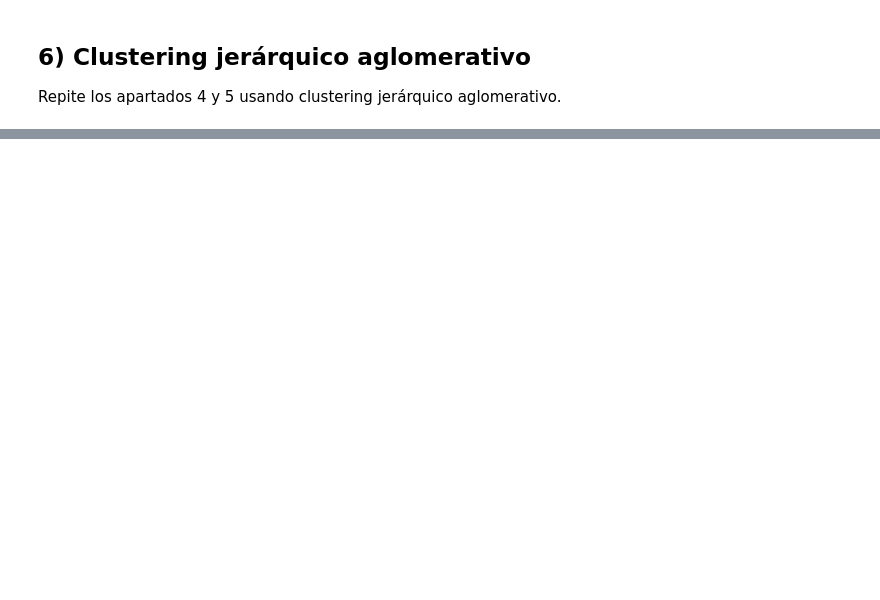
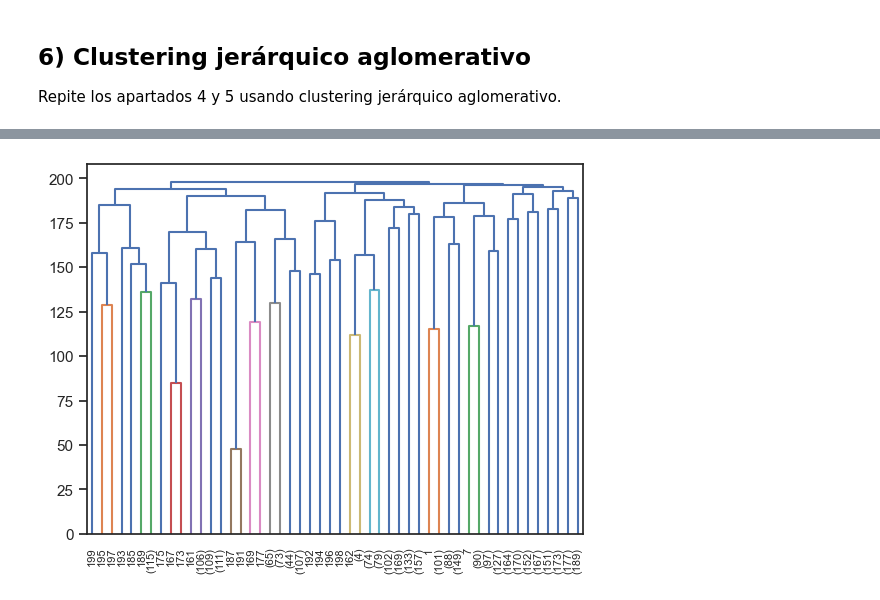
Before and after one commit to ALK222/IA2, a Jupyter notebook: labs/lab2/P2_ap1_clustering_enunciado.ipynb, the cells around one changed output, grey strips where cells are left out. Saved outputs shown, nothing was run; the diff lists cells and outputs as text; code cells hidden in the pictures; blank space fills up the shorter version.

```diff
--- a/labs/lab2/P2_ap1_clustering_enunciado.ipynb
+++ b/labs/lab2/P2_ap1_clustering_enunciado.ipynb
@@ -300,0 +483,37 @@ Repite los apartados 4 y 5 usando clustering jerárquico aglomerativo.
+# %%
+# Sciki-learn no pinta el dendrograma, pero scipy sí,
+# la siguiente función permite usar el modelo ajustado por scikit learn para pintar el dendrograma
+# https://github.com/scikit-learn/scikit-learn/blob/70cf4a676caa2d2dad2e3f6e4478d64bcb0506f7/examples/cluster/plot_hierarchical_clustering_dendrogram.py
+from scipy.cluster.hierarchy import dendrogram
+
+def plot_dendrogram(model, **kwargs):
+
+    # Children of hierarchical clustering
+    children = model.children_
+
+    # Distances between each pair of children
+    # Since we don't have this information, we can use a uniform one for plotting
+    distance = np.arange(children.shape[0])
+
+    # The number of observations contained in each cluster level
+    no_of_observations = np.arange(2, children.shape[0]+2)
+
+    # Create linkage matrix and then plot the dendrogram
+    linkage_matrix = np.column_stack([children, distance, no_of_observations]).astype(float)
+
+    # Plot the corresponding dendrogram
+    dendrogram(linkage_matrix, **kwargs)
+
+
+
+ag = AgglomerativeClustering(n_clusters=5, linkage='ward', affinity='euclidean')
+ag.fit(df_scaled)
+
+# Dibujar los primeros 5 niveles del árbol
+levels = 5
+plot_dendrogram(ag, p=levels, truncate_mode='level')
+
+# Árbol completo
+#plot_dendrogram(ag)
+# %% [output]
+[figure, added]
```
Also changed, not shown: parts of 17 cells of this notebook.
